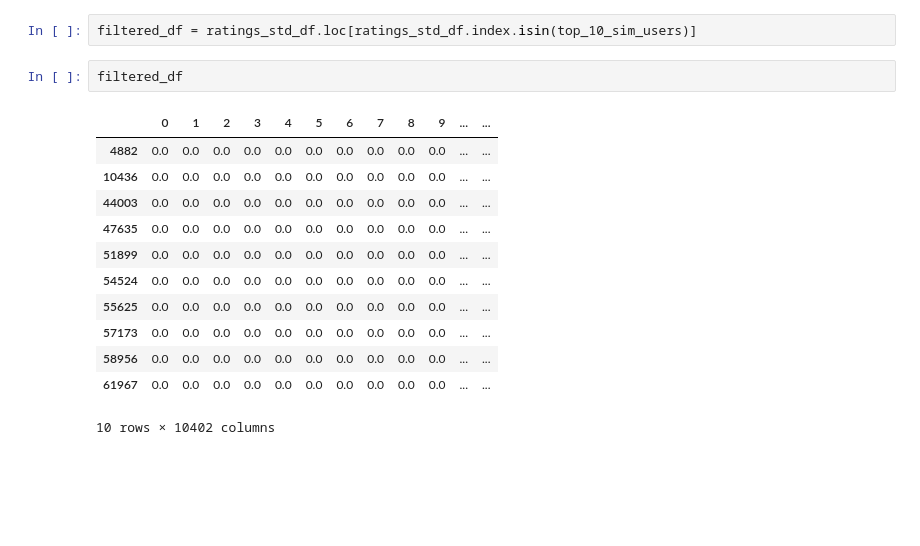
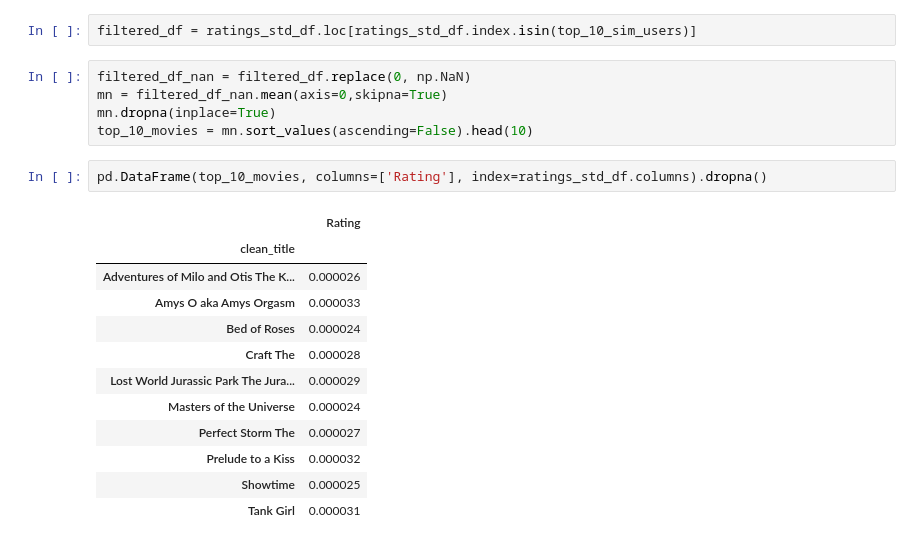
Before and after one commit to himanshuchuri/Netflix_price_data_recomendation_system, a Jupyter notebook: recomendation.ipynb, the cells around one changed output. Saved outputs shown, nothing was run; the diff lists cells and outputs as text; blank space fills up the shorter version.

```diff
--- a/recomendation.ipynb
+++ b/recomendation.ipynb
@@ -220,17 +193,22 @@ top_10_sim_users = list(user_similarity_df.head(10).index)
 # %%
 filtered_df = ratings_std_df.loc[ratings_std_df.index.isin(top_10_sim_users)]
-# %%
-filtered_df
-# %% [output]
-|  | 0 | 1 | 2 | 3 | 4 | 5 | 6 | 7 | 8 | 9 | ... | ... |
-| 4882 | 0.0 | 0.0 | 0.0 | 0.0 | 0.0 | 0.0 | 0.0 | 0.0 | 0.0 | 0.0 | ... | ... |
-| 10436 | 0.0 | 0.0 | 0.0 | 0.0 | 0.0 | 0.0 | 0.0 | 0.0 | 0.0 | 0.0 | ... | ... |
-| 44003 | 0.0 | 0.0 | 0.0 | 0.0 | 0.0 | 0.0 | 0.0 | 0.0 | 0.0 | 0.0 | ... | ... |
-| 47635 | 0.0 | 0.0 | 0.0 | 0.0 | 0.0 | 0.0 | 0.0 | 0.0 | 0.0 | 0.0 | ... | ... |
-| 51899 | 0.0 | 0.0 | 0.0 | 0.0 | 0.0 | 0.0 | 0.0 | 0.0 | 0.0 | 0.0 | ... | ... |
-| 54524 | 0.0 | 0.0 | 0.0 | 0.0 | 0.0 | 0.0 | 0.0 | 0.0 | 0.0 | 0.0 | ... | ... |
-| 55625 | 0.0 | 0.0 | 0.0 | 0.0 | 0.0 | 0.0 | 0.0 | 0.0 | 0.0 | 0.0 | ... | ... |
-| 57173 | 0.0 | 0.0 | 0.0 | 0.0 | 0.0 | 0.0 | 0.0 | 0.0 | 0.0 | 0.0 | ... | ... |
-| 58956 | 0.0 | 0.0 | 0.0 | 0.0 | 0.0 | 0.0 | 0.0 | 0.0 | 0.0 | 0.0 | ... | ... |
-| 61967 | 0.0 | 0.0 | 0.0 | 0.0 | 0.0 | 0.0 | 0.0 | 0.0 | 0.0 | 0.0 | ... | ... |
-10 rows × 10402 columns
+# %%
+filtered_df_nan = filtered_df.replace(0, np.NaN)
+mn = filtered_df_nan.mean(axis=0,skipna=True)
+mn.dropna(inplace=True)
+top_10_movies = mn.sort_values(ascending=False).head(10)
+# %%
+pd.DataFrame(top_10_movies, columns=['Rating'], index=ratings_std_df.columns).dropna()
+# %% [output]
+|  | Rating |
+| clean_title |  |
+| Adventures of Milo and Otis The K... | 0.000026 |
+| Amys O aka Amys Orgasm | 0.000033 |
+| Bed of Roses | 0.000024 |
+| Craft The | 0.000028 |
+| Lost World Jurassic Park The Jura... | 0.000029 |
+| Masters of the Universe | 0.000024 |
+| Perfect Storm The | 0.000027 |
+| Prelude to a Kiss | 0.000032 |
+| Showtime | 0.000025 |
+| Tank Girl | 0.000031 |
```
Also changed, not shown: parts of 10 cells of this notebook.
